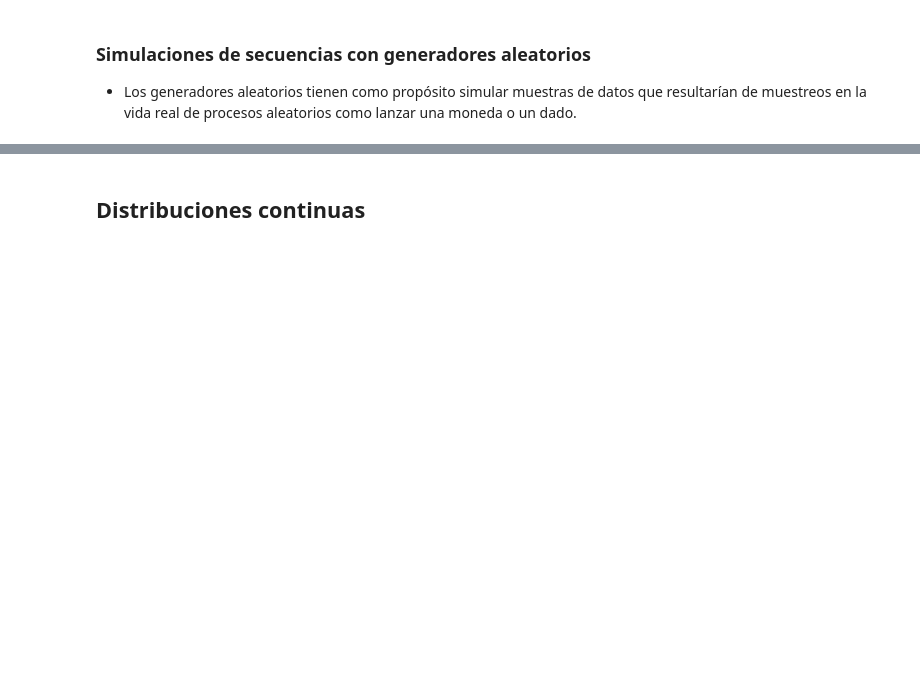
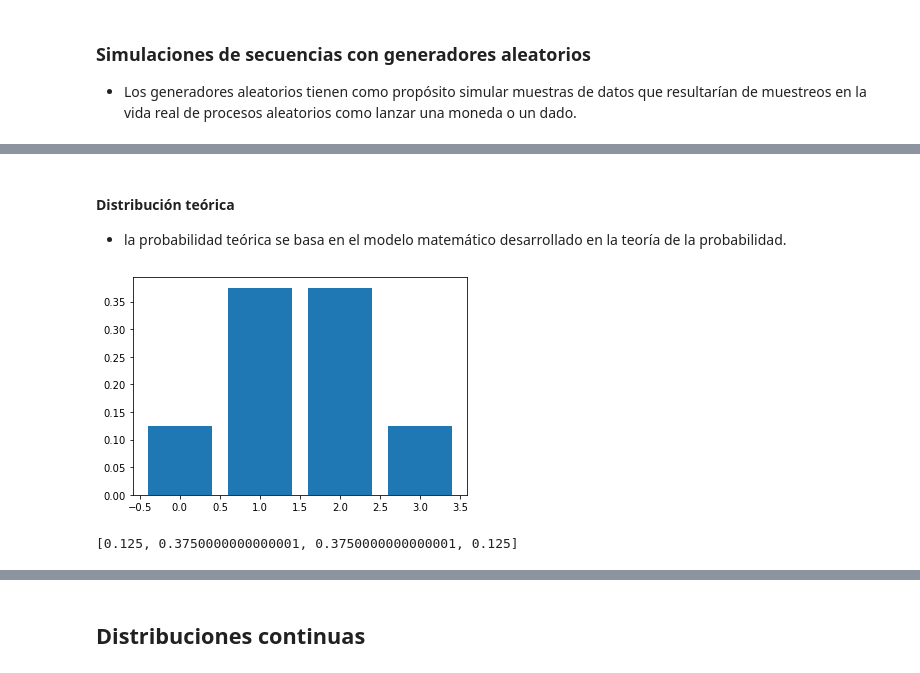
Before and after one commit to mazzaroli/probabilistic-statistics, a Jupyter notebook: estadistica-probabilistica.ipynb, the cells around one changed output, grey strips where cells are left out. Cells and saved outputs as stored; diff of their text form; code cells hidden in the pictures; blank space fills up the shorter version.

```diff
--- a/estadistica-probabilistica.ipynb
+++ b/estadistica-probabilistica.ipynb
@@ -1308,0 +1296,21 @@ binomial(n,p) #numpy.random.binomial
+# %% [markdown]
+#### Distribución teórica
+
+- la probabilidad teórica se basa en el modelo matemático desarrollado en la teoría de la probabilidad.
+# %%
+arr = []
+
+def simulada(intentos, exito, probabilidad):
+    for _ in range(intentos):
+        arr.append(binomial(exito, probabilidad))
+
+    x = np.copy(values)
+    y = [binom(3,.5).pmf(k) for k in values]
+    plt.bar(x,y)
+    plt.show()
+    print(y) # imprimimos las probabilidades
+
+simulada(10000,3,.5)
+# %% [output]
+[figure, added]
+[0.125, 0.3750000000000001, 0.3750000000000001, 0.125]
```
Also changed, not shown: parts of 16 cells of this notebook.
